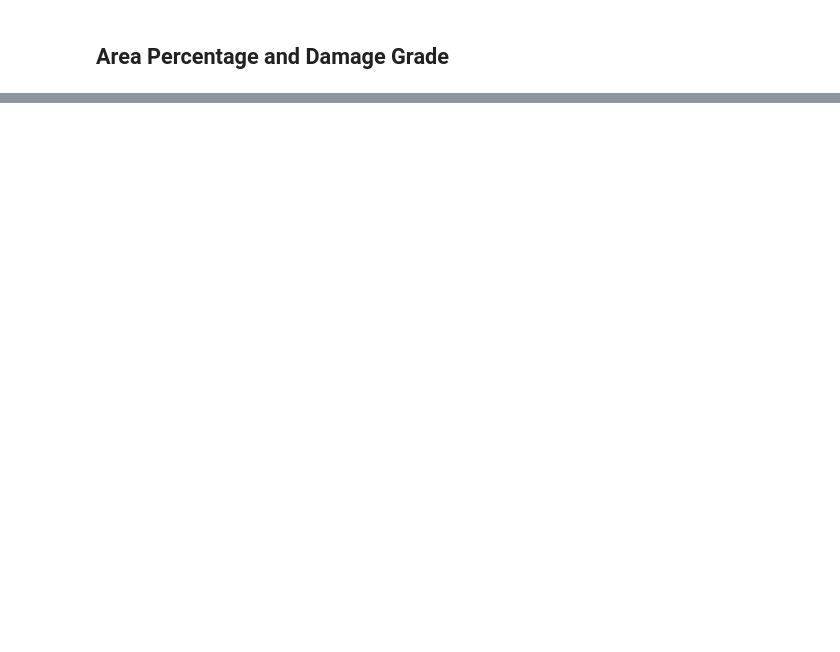
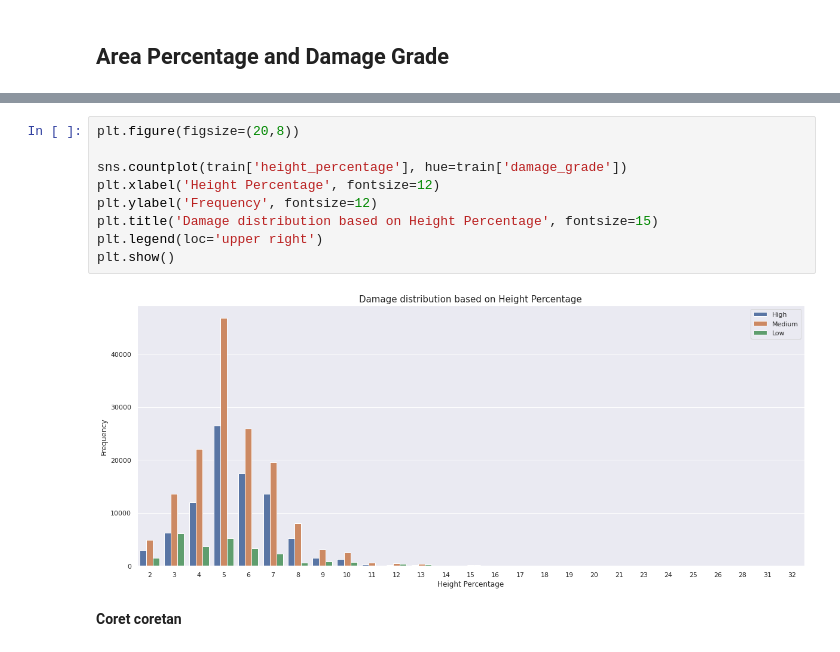
Before and after one commit to ReynaraEzra/Richter-Earthquake-Prediction, a Jupyter notebook: Richter_Prediction_Part1.ipynb, the cells around one changed output, grey strips where cells are left out. Cells and saved outputs as stored; diff of their text form; blank space fills up the shorter version.

```diff
--- a/Richter_Prediction_Part1.ipynb
+++ b/Richter_Prediction_Part1.ipynb
@@ -487 +559,14 @@ plt.show()
+# %%
+plt.figure(figsize=(20,8))
+
+sns.countplot(train['height_percentage'], hue=train['damage_grade'])
+plt.xlabel('Height Percentage', fontsize=12)
+plt.ylabel('Frequency', fontsize=12)
+plt.title('Damage distribution based on Height Percentage', fontsize=15)
+plt.legend(loc='upper right')
+plt.show()
+# %% [output]
+[figure, added]
+# %% [markdown]
+**Coret coretan**
 # %%
```
Also changed, not shown: parts of 12 cells of this notebook.
